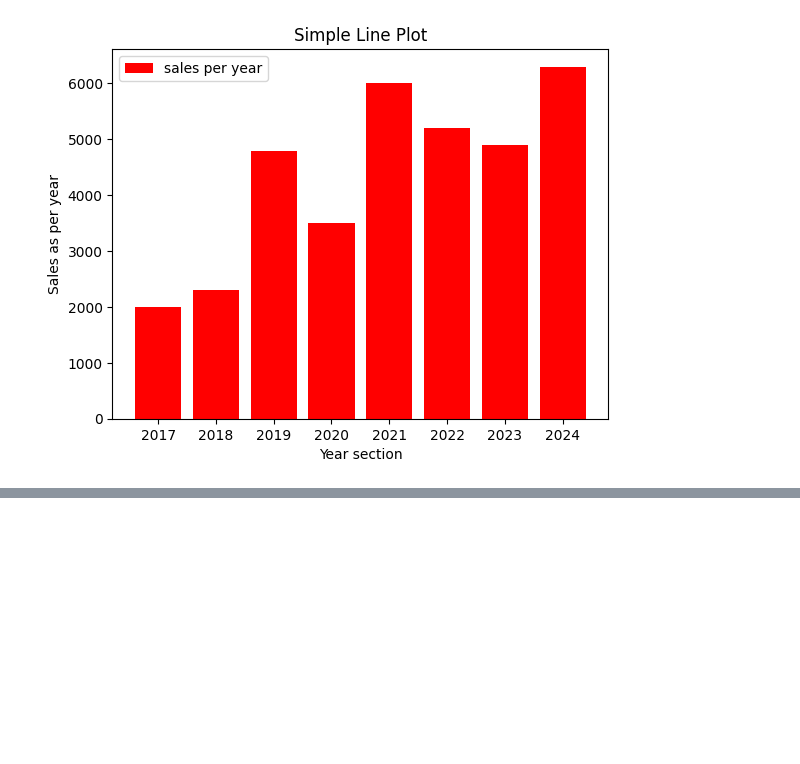
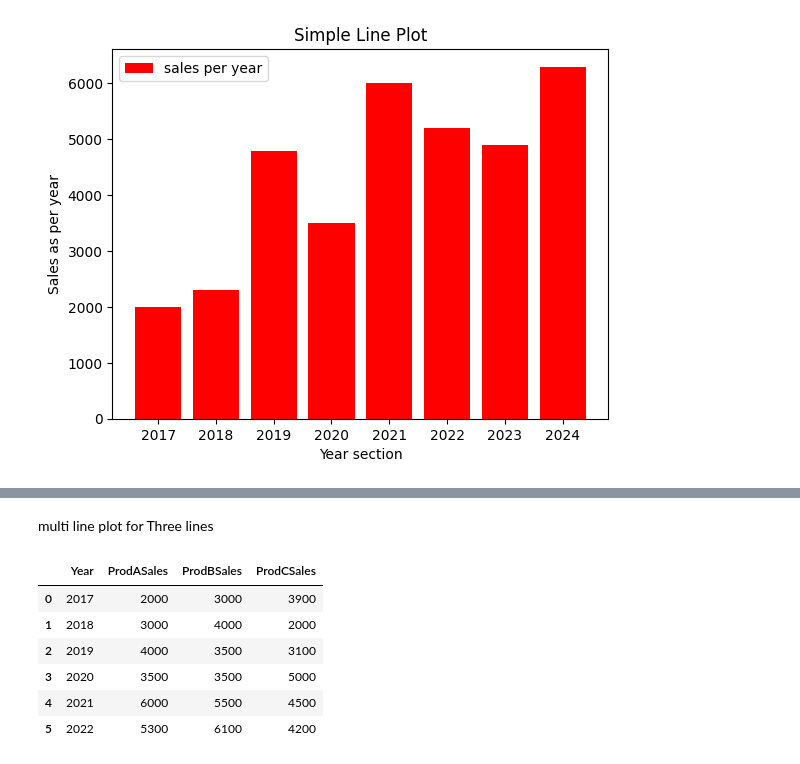
Before and after one commit to Ramesh-Bojanapu-1011/ai_python_practice, a Jupyter notebook: matlab_practice/practice2.ipynb, the cells around one changed output, grey strips where cells are left out. Cells and saved outputs as stored; diff of their text form; code cells hidden in the pictures; blank space fills up the shorter version.

```diff
--- a/matlab_practice/practice2.ipynb
+++ b/matlab_practice/practice2.ipynb
@@ -67,0 +133,20 @@ plt.show()
+# %% [markdown]
+multi line plot for Three lines
+# %%
+product2 = pd.DataFrame(
+    {
+        "Year": [2017, 2018, 2019, 2020, 2021, 2022],
+        "ProdASales": [2000, 3000, 4000, 3500, 6000, 5300],
+        "ProdBSales": [3000, 4000, 3500, 3500, 5500, 6100],
+        "ProdCSales": [3900, 2000, 3100, 5000, 4500, 4200],
+    }
+)
+product2
+# %% [output]
+|  | Year | ProdASales | ProdBSales | ProdCSales |
+| 0 | 2017 | 2000 | 3000 | 3900 |
+| 1 | 2018 | 3000 | 4000 | 2000 |
+| 2 | 2019 | 4000 | 3500 | 3100 |
+| 3 | 2020 | 3500 | 3500 | 5000 |
+| 4 | 2021 | 6000 | 5500 | 4500 |
+| 5 | 2022 | 5300 | 6100 | 4200 |
```
Also changed, not shown: parts of 7 cells of this notebook.
